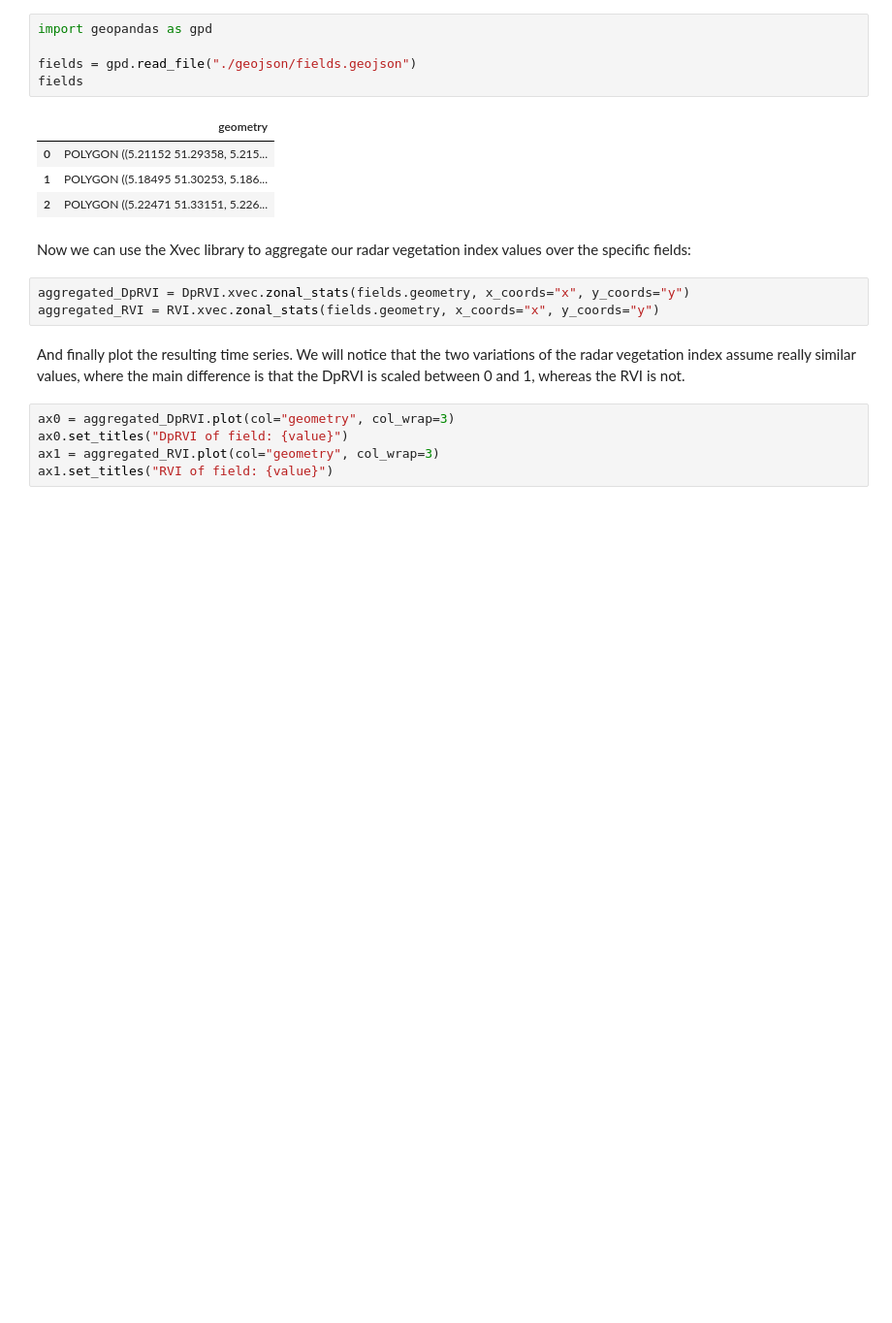
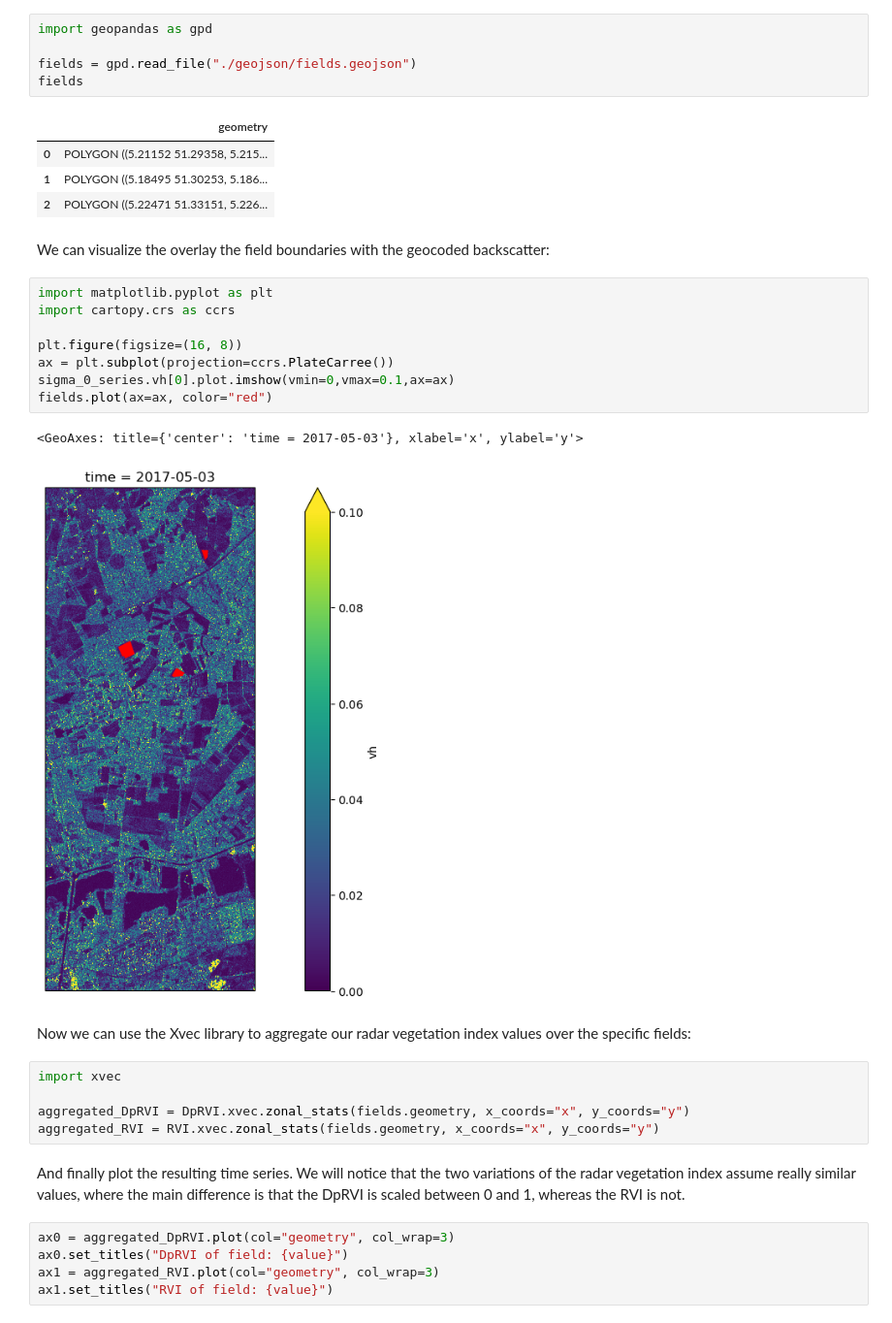
Before and after one commit to tinaok/eopf-sample-notebooks, a Jupyter notebook: notebooks/Sentinel-1/radar_vegetation_index.ipynb, the cells around one changed output. Shown at 97% size. Cells and saved outputs as stored; diff of their text form; blank space fills up the shorter version.

```diff
--- a/notebooks/Sentinel-1/radar_vegetation_index.ipynb
+++ b/notebooks/Sentinel-1/radar_vegetation_index.ipynb
@@ -751,9 +804,24 @@ fields
 | 0 | POLYGON ((5.21152 51.29358, 5.215... |
 | 1 | POLYGON ((5.18495 51.30253, 5.186... |
 | 2 | POLYGON ((5.22471 51.33151, 5.226... |
+# %% [markdown]
+We can visualize the overlay the field boundaries with the geocoded backscatter:
+# %%
+import matplotlib.pyplot as plt
+import cartopy.crs as ccrs
+
+plt.figure(figsize=(16, 8))
+ax = plt.subplot(projection=ccrs.PlateCarree())
+sigma_0_series.vh[0].plot.imshow(vmin=0,vmax=0.1,ax=ax)
+fields.plot(ax=ax, color="red")
+# %% [output]
+<GeoAxes: title={'center': 'time = 2017-05-03'}, xlabel='x', ylabel='y'>
+[figure, added]
 # %% [markdown]
 Now we can use the Xvec library to aggregate our radar vegetation index values over the specific fields:
 # %%
+import xvec
+
 aggregated_DpRVI = DpRVI.xvec.zonal_stats(fields.geometry, x_coords="x", y_coords="y")
 aggregated_RVI = RVI.xvec.zonal_stats(fields.geometry, x_coords="x", y_coords="y")
 # %% [markdown]
```
Also changed, not shown: parts of 7 cells of this notebook.
